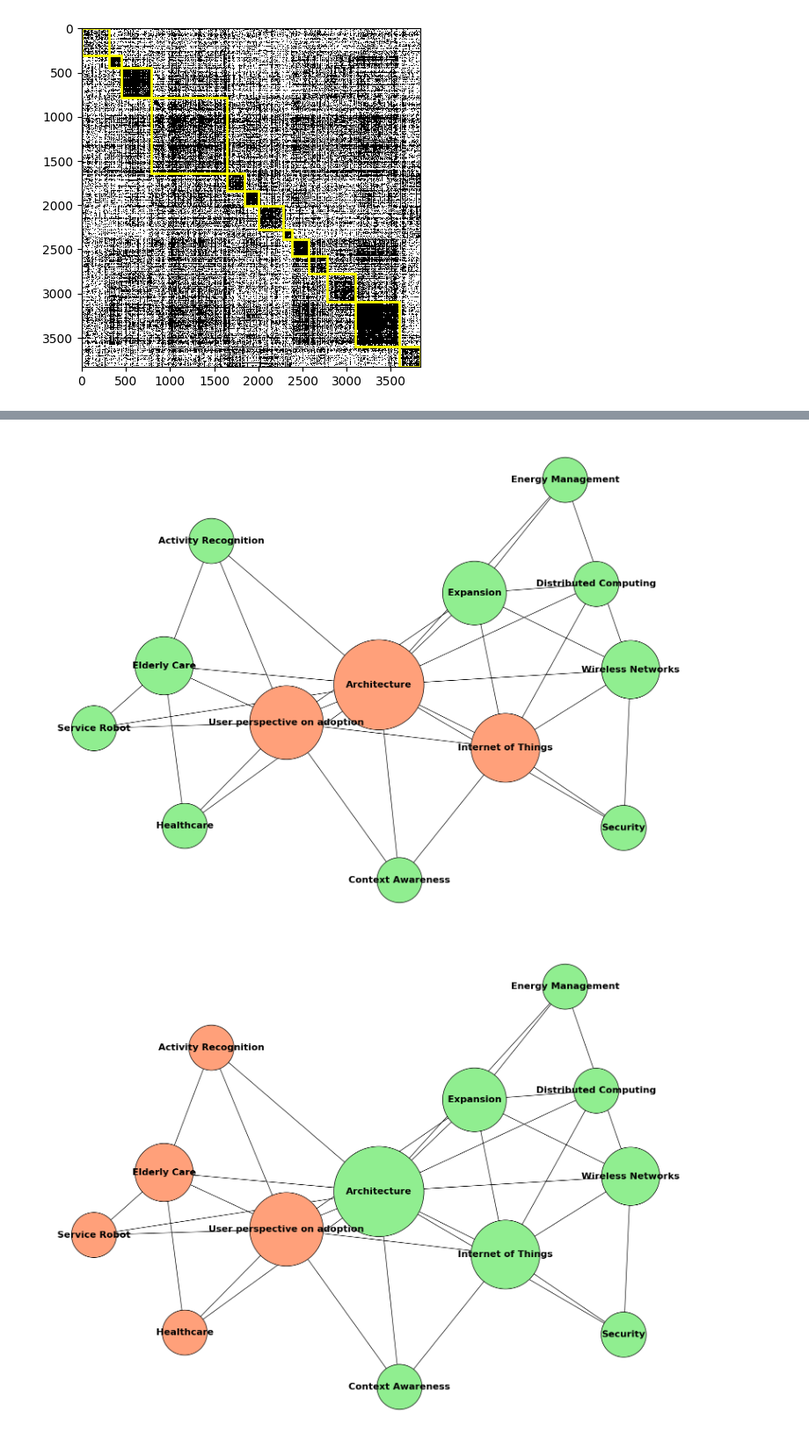
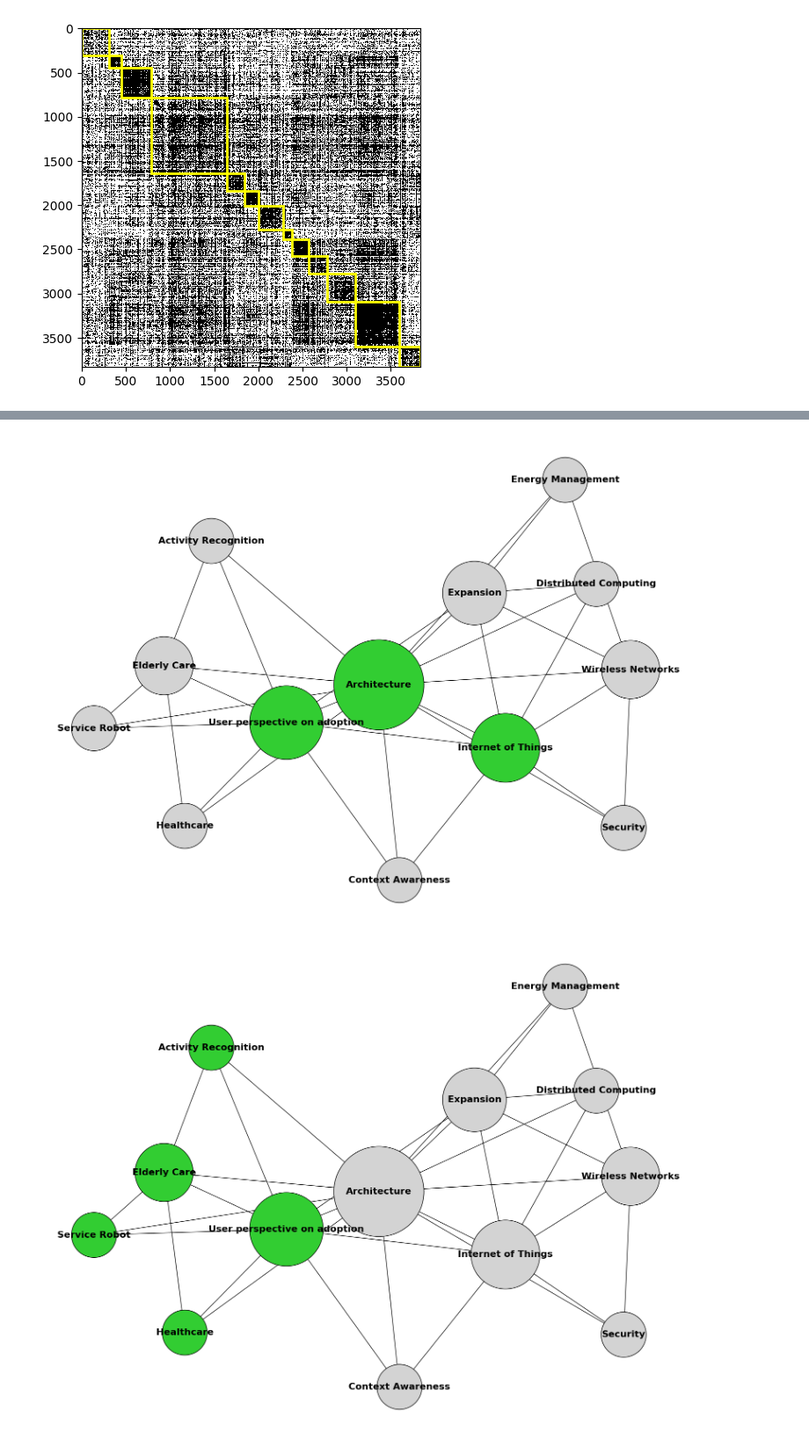
Before and after one commit to Geunhyeong-Han/shs-literature-text-mining, a Jupyter notebook: main.ipynb, the cells around one changed output, grey strips where cells are left out. Shown at 88% size. Saved outputs shown, nothing was run; the diff lists cells and outputs as text; code cells hidden in the pictures.

```diff
--- a/main.ipynb
+++ b/main.ipynb
@@ -881,49 +821,27 @@ draw_graph(G, lambda G, seed=None: nx.spring_layout(G, k=0.05, seed=seed), node_
 # %%
-# 1번 군집
+# 2번 군집 : 전체 중 핵심
 highlight_clusters = ['User perspective on adoption', 'Architecture', 'Internet of Things']
-node_colors = {node: 'lightgreen' for node in G.nodes()}
+node_colors = {node: 'lightgray' for node in G.nodes()}
 
 for node in highlight_clusters:
     if node in node_colors:
-        node_colors[node] = 'lightsalmon'
+        node_colors[node] = 'limegreen'
 
 sizes = [G.degree(node) * 2000 for node in G]
-
-def draw_graph(G, layout, node_colors, node_sizes, title):
-    fig, ax = plt.subplots(figsize=(20, 15))
-    pos = layout(G, seed=0)
-    nx.draw(G, pos, with_labels=False, node_size=node_sizes, node_color=[node_colors[node] for node in G], edgecolors='black', font_size=8, font_weight='bold', ax=ax)
-
-    for node, (x, y) in pos.items():
-        plt.text(x, y, node, fontsize=16, ha='center', va='center', fontweight = 'bold')
-
-    plt.show()
-
 draw_graph(G, lambda G, seed=None: nx.spring_layout(G, k=0.05, seed=seed), node_colors, sizes, 'Network Graph with Highlighted Clusters')
 # %% [output]
-[figure, old version]
+[figure, new version]
 # %%
-# 2번 군집
+# 3번 군집 : 사용자 관점 느낌
 highlight_clusters = ['User perspective on adoption', 'Activity Recognition', 'Elderly Care', 'Service Robot', 'Healthcare']
-node_colors = {node: 'lightgreen' for node in G.nodes()}
+node_colors = {node: 'lightgray' for node in G.nodes()}
 
 for node in highlight_clusters:
     if node in node_colors:
-        node_colors[node] = 'lightsalmon'
+        node_colors[node] = 'limegreen'
 
 sizes = [G.degree(node) * 2000 for node in G]
-
-def draw_graph(G, layout, node_colors, node_sizes, title):
-    fig, ax = plt.subplots(figsize=(20, 15))
-    pos = layout(G, seed=0)
-    nx.draw(G, pos, with_labels=False, node_size=node_sizes, node_color=[node_colors[node] for node in G], edgecolors='black', font_size=8, font_weight='bold', ax=ax)
-
-    for node, (x, y) in pos.items():
-        plt.text(x, y, node, fontsize=16, ha='center', va='center', fontweight = 'bold')
-
-    plt.show()
-
 draw_graph(G, lambda G, seed=None: nx.spring_layout(G, k=0.05, seed=seed), node_colors, sizes, 'Network Graph with Highlighted Clusters')
 # %% [output]
-[figure, old version]
+[figure, new version]
 # %%
```
Also changed, not shown: parts of 6 cells of this notebook.
